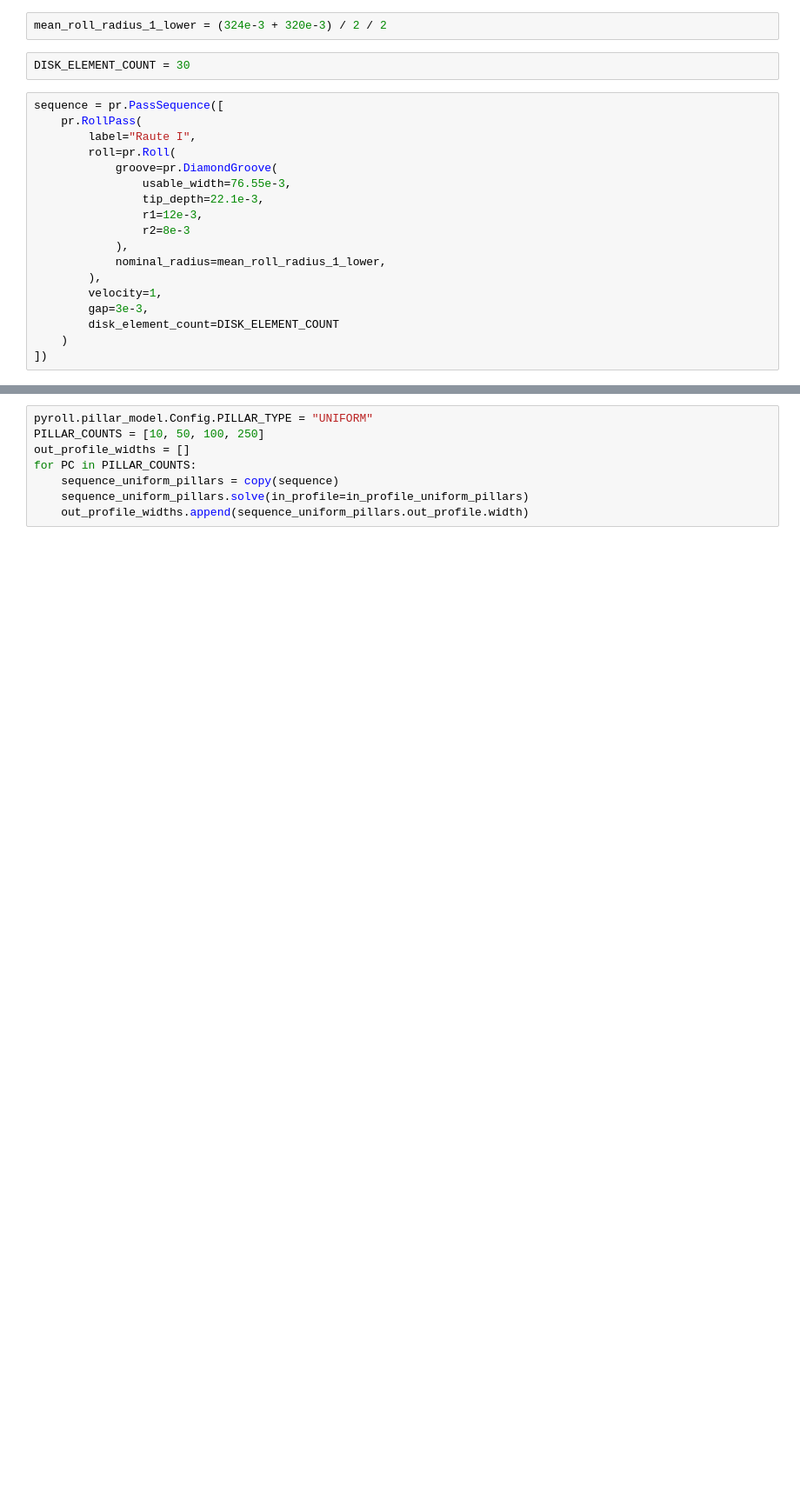
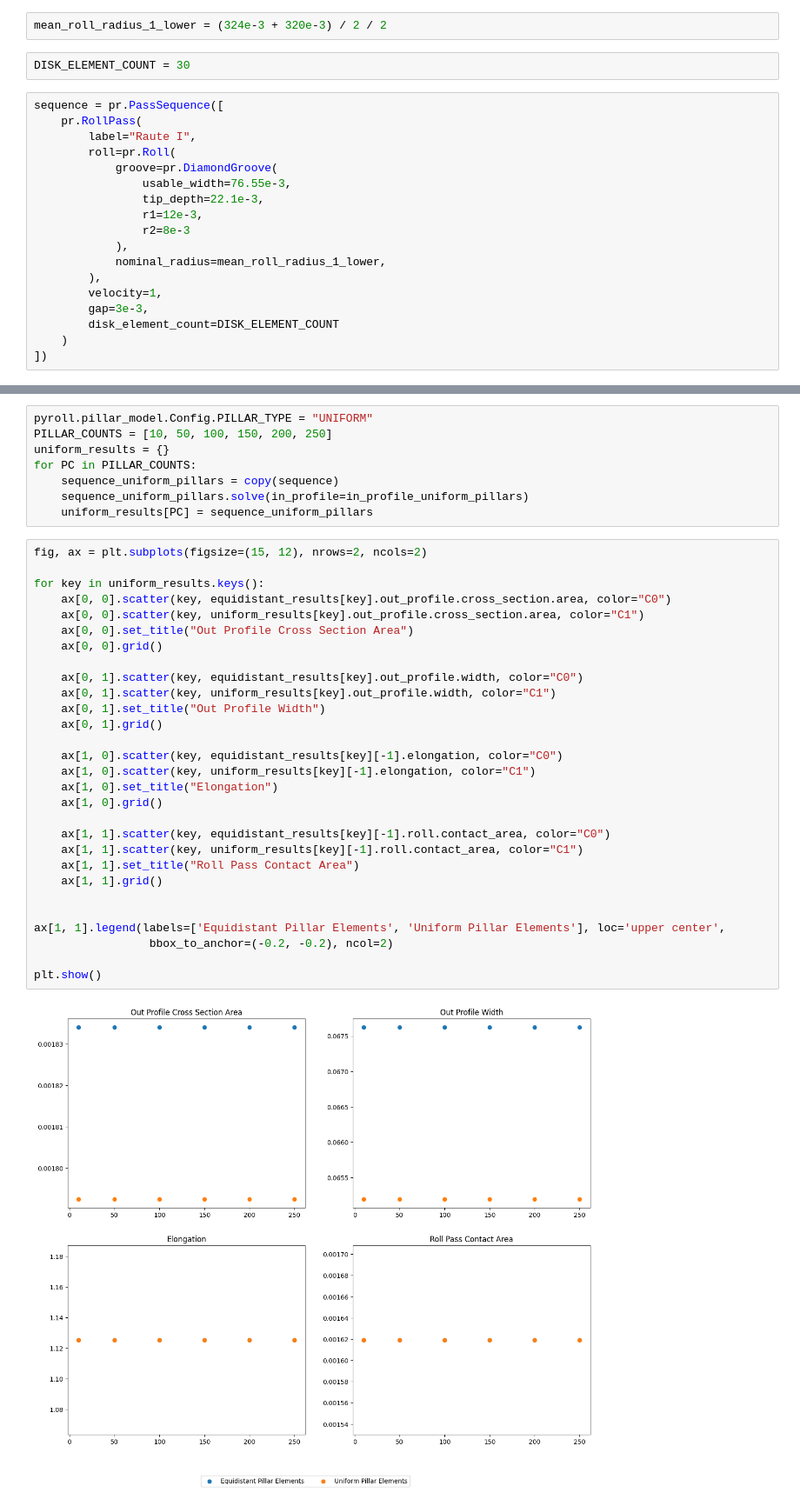
Before and after one commit to pyroll-project/pyroll-examples, a Jupyter notebook: pillar_model_intro.ipynb, the cells around one changed output, grey strips where cells are left out. Shown: that part at 87% size. Saved outputs shown, nothing was run; the diff lists cells and outputs as text; blank space fills up the shorter version.

Commit message:
Finished Pillar model intro

```diff
--- a/pillar_model_intro.ipynb
+++ b/pillar_model_intro.ipynb
@@ -200,8 +216,39 @@ Solution iteration of RollPass 'Raute I' exceeded the maximum iteration count of
-# %%
-pyroll.pillar_model.Config.PILLAR_TYPE = "UNIFORM"
-PILLAR_COUNTS = [10, 50, 100, 250]
-out_profile_widths = []
-for PC in PILLAR_COUNTS:
-    sequence_uniform_pillars = copy(sequence)
-    sequence_uniform_pillars.solve(in_profile=in_profile_uniform_pillars)
-    out_profile_widths.append(sequence_uniform_pillars.out_profile.width)
+# %%
+pyroll.pillar_model.Config.PILLAR_TYPE = "UNIFORM"
+PILLAR_COUNTS = [10, 50, 100, 150, 200, 250]
+uniform_results = {}
+for PC in PILLAR_COUNTS:
+    sequence_uniform_pillars = copy(sequence)
+    sequence_uniform_pillars.solve(in_profile=in_profile_uniform_pillars)
+    uniform_results[PC] = sequence_uniform_pillars
+# %%
+fig, ax = plt.subplots(figsize=(15, 12), nrows=2, ncols=2)
+
+for key in uniform_results.keys():
+    ax[0, 0].scatter(key, equidistant_results[key].out_profile.cross_section.area, color="C0")
+    ax[0, 0].scatter(key, uniform_results[key].out_profile.cross_section.area, color="C1")
+    ax[0, 0].set_title("Out Profile Cross Section Area")
+    ax[0, 0].grid()
+
+    ax[0, 1].scatter(key, equidistant_results[key].out_profile.width, color="C0")
+    ax[0, 1].scatter(key, uniform_results[key].out_profile.width, color="C1")
+    ax[0, 1].set_title("Out Profile Width")
+    ax[0, 1].grid()
+
+    ax[1, 0].scatter(key, equidistant_results[key][-1].elongation, color="C0")
+    ax[1, 0].scatter(key, uniform_results[key][-1].elongation, color="C1")
+    ax[1, 0].set_title("Elongation")
+    ax[1, 0].grid()
+
+    ax[1, 1].scatter(key, equidistant_results[key][-1].roll.contact_area, color="C0")
+    ax[1, 1].scatter(key, uniform_results[key][-1].roll.contact_area, color="C1")
+    ax[1, 1].set_title("Roll Pass Contact Area")
+    ax[1, 1].grid()
+
+
+ax[1, 1].legend(labels=['Equidistant Pillar Elements', 'Uniform Pillar Elements'], loc='upper center',
+                 bbox_to_anchor=(-0.2, -0.2), ncol=2)
+
+plt.show()
+# %% [output]
+[figure, added]
```
Also changed, not shown: parts of 8 cells of this notebook, 1 other file.
